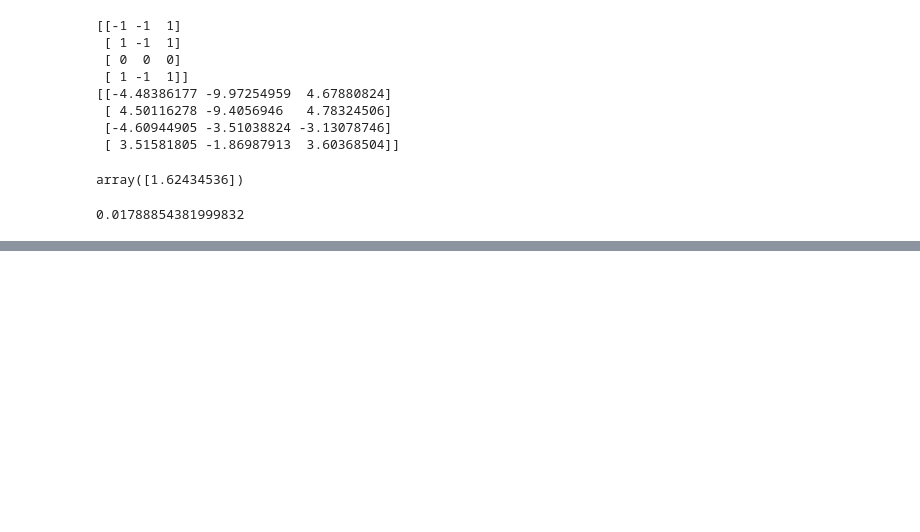
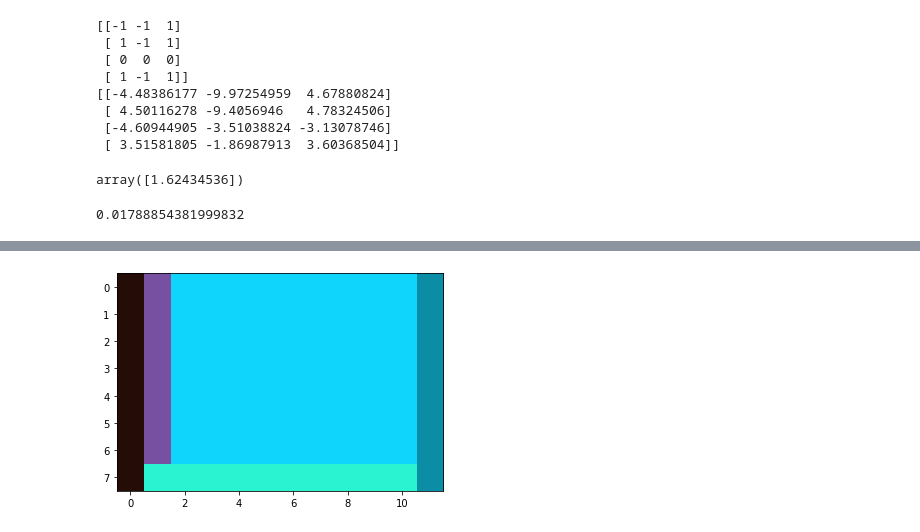
Before and after one commit to harpone/retrieval_app, a Jupyter notebook: notebooks/segmentation.ipynb, the cells around one changed output, grey strips where cells are left out. Saved outputs shown, nothing was run; the diff lists cells and outputs as text; code cells hidden in the pictures; blank space fills up the shorter version.

```diff
--- a/notebooks/segmentation.ipynb
+++ b/notebooks/segmentation.ipynb
@@ -341,0 +550,21 @@ array([1.62434536])
+# %%
+from main import get_segmented_image, generate_image_old, diff, threshold, cosine_dist
+from graph import build_graph_old, segment_graph_old
+
+# Params
+sigma = 1.
+neighbor = 4  # 8 is maybe a bit better, so maybe implement
+k = 0.01  # k ~ 10 for euclidean dist, k ~ 0.01 for cosine dist
+min_comp_size = 6
+dist_fn = cosine_dist
+#dist_fn = diff
+
+height, width = out.shape[:2]
+graph_edges_old = build_graph_old(out, height, width, dist_fn, neighbor == 4)
+forest_old = segment_graph_old(graph_edges_old, height * width, k, min_comp_size, threshold)
+segmentation_old = generate_image_old(forest_old, height, width)
+
+plt.imshow(segmentation_old)
+plt.show()
+# %% [output]
+[figure, added]
```
Also changed, not shown: parts of 39 cells of this notebook, 3 other files.
